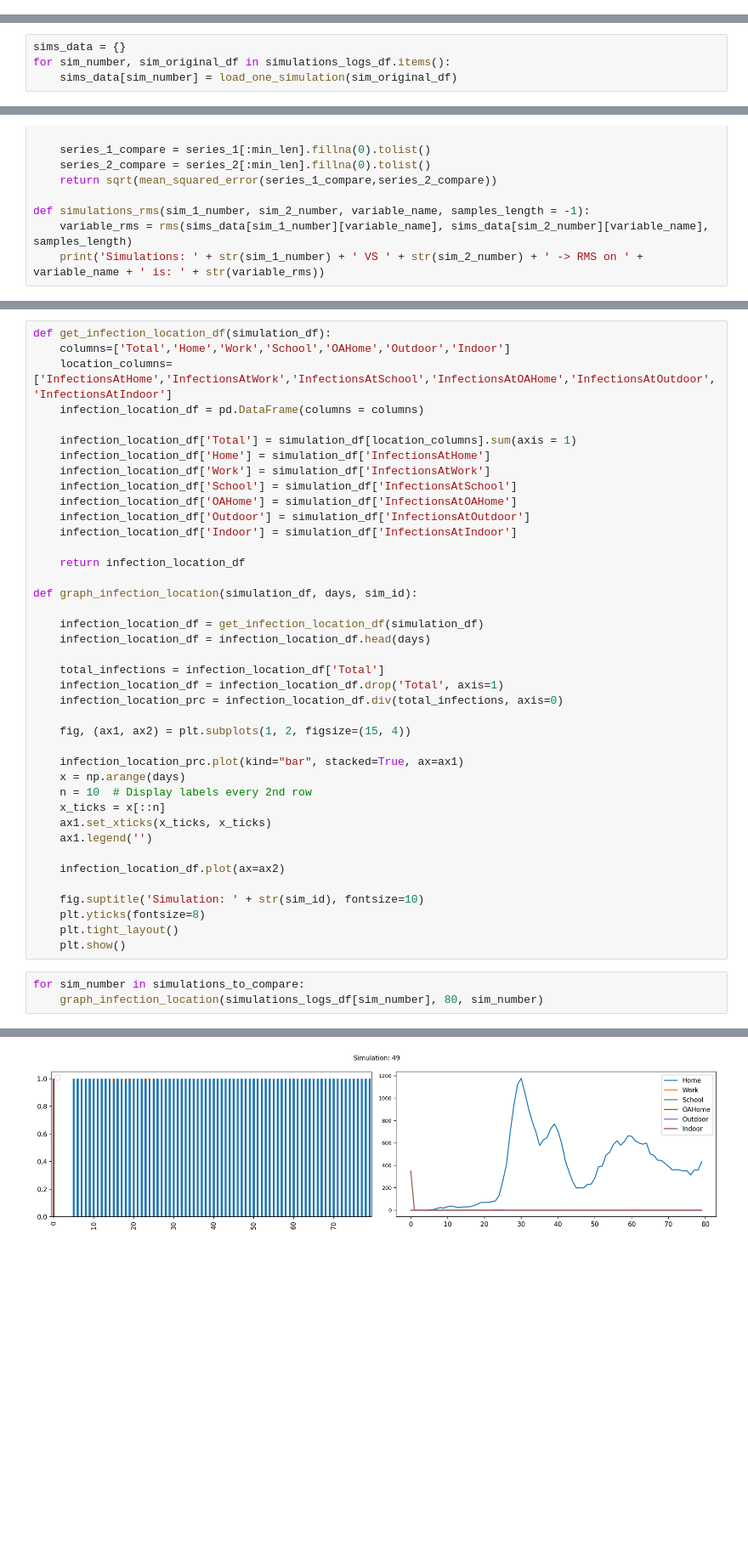
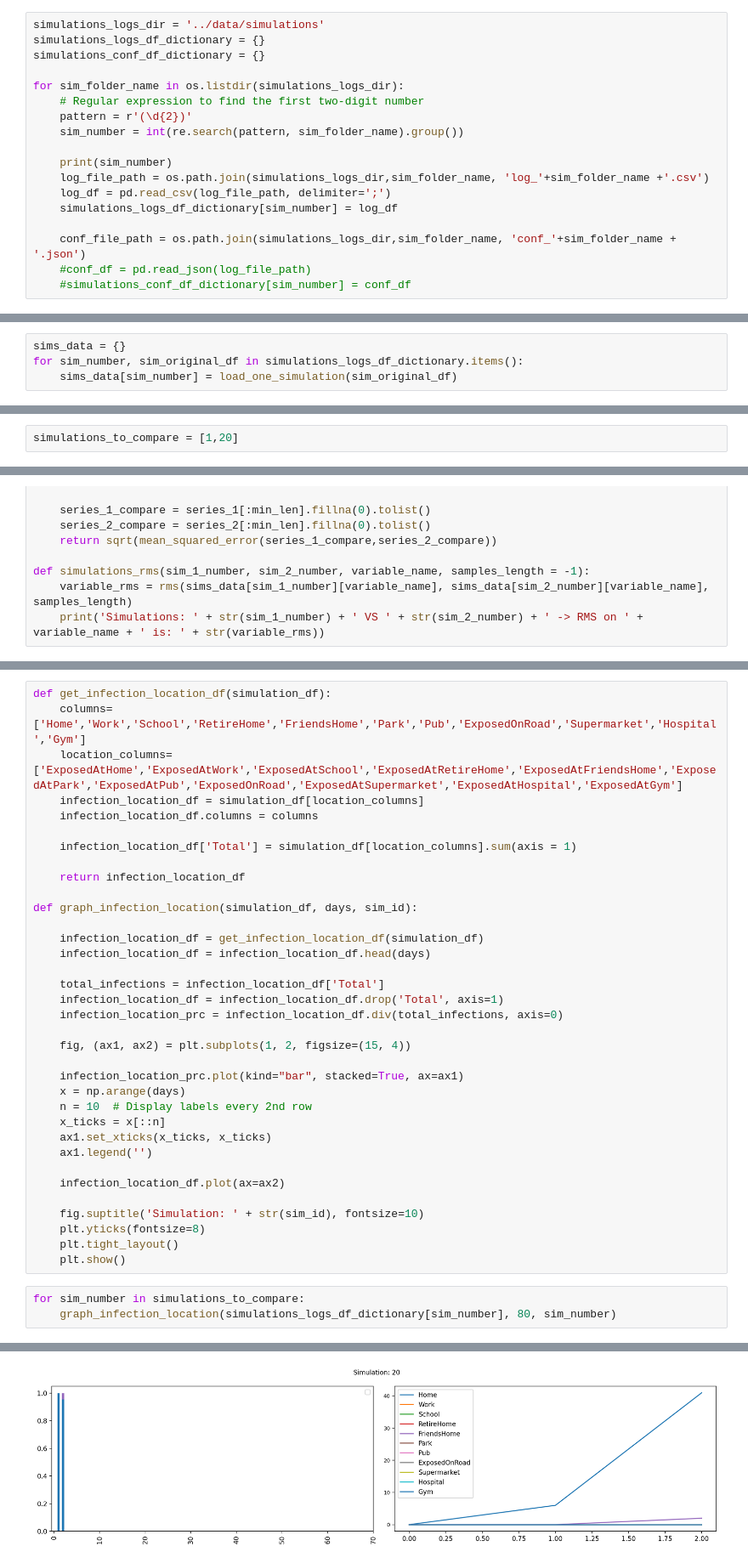
Before and after one commit to CGVGroup/abm-data-analysis, a Jupyter notebook: notebooks/abm-covid.ipynb, the cells around one changed output, grey strips where cells are left out. Shown at 85% size. Cells and saved outputs as stored; diff of their text form; blank space fills up the shorter version.

Commit message:
notebook updated to new input data

```diff
--- a/notebooks/abm-covid.ipynb
+++ b/notebooks/abm-covid.ipynb
@@ -286,0 +265,18 @@ for simulation_index in simulations_logs_df.keys():
+# %%
+simulations_logs_dir = '../data/simulations'
+simulations_logs_df_dictionary = {}
+simulations_conf_df_dictionary = {}
+
+for sim_folder_name in os.listdir(simulations_logs_dir):
+    # Regular expression to find the first two-digit number
+    pattern = r'(\d{2})'
+    sim_number = int(re.search(pattern, sim_folder_name).group())
+
+    print(sim_number)
+    log_file_path = os.path.join(simulations_logs_dir,sim_folder_name, 'log_'+sim_folder_name +'.csv')
+    log_df = pd.read_csv(log_file_path, delimiter=';')
+    simulations_logs_df_dictionary[sim_number] = log_df
+
+    conf_file_path = os.path.join(simulations_logs_dir,sim_folder_name, 'conf_'+sim_folder_name + '.json')
+    #conf_df = pd.read_json(log_file_path)
+    #simulations_conf_df_dictionary[sim_number] = conf_df
@@ -510,6 +506,6 @@ simulation_example
 # %%
 sims_data = {}
-for sim_number, sim_original_df in simulations_logs_df.items():
+for sim_number, sim_original_df in simulations_logs_df_dictionary.items():
     sims_data[sim_number] = load_one_simulation(sim_original_df)
 # %% [markdown]
 # Real vs Simulation Analysis
@@ -656,3 +652,5 @@ simulations_to_compare = [48,49,50]
+# %%
+simulations_to_compare = [1,20]
 # %% [markdown]
 ## Compare Simulation Equality
 
@@ -699,16 +681,11 @@ Simulations: 50 VS 45 -> RMS on DeathsByDay is: 14.051887971214244
 # %%
 def get_infection_location_df(simulation_df):
-    columns=['Total','Home','Work','School','OAHome','Outdoor','Indoor']
-    location_columns=['InfectionsAtHome','InfectionsAtWork','InfectionsAtSchool','InfectionsAtOAHome','InfectionsAtOutdoor','InfectionsAtIndoor']
-    infection_location_df = pd.DataFrame(columns = columns)
+    columns=['Home','Work','School','RetireHome','FriendsHome','Park','Pub','ExposedOnRoad','Supermarket','Hospital','Gym']
+    location_columns=['ExposedAtHome','ExposedAtWork','ExposedAtSchool','ExposedAtRetireHome','ExposedAtFriendsHome','ExposedAtPark','ExposedAtPub','ExposedOnRoad','ExposedAtSupermarket','ExposedAtHospital','ExposedAtGym']
+    infection_location_df = simulation_df[location_columns]
+    infection_location_df.columns = columns
 
     infection_location_df['Total'] = simulation_df[location_columns].sum(axis = 1)
-    infection_location_df['Home'] = simulation_df['InfectionsAtHome']
-    infection_location_df['Work'] = simulation_df['InfectionsAtWork']
-    infection_location_df['School'] = simulation_df['InfectionsAtSchool']
-    infection_location_df['OAHome'] = simulation_df['InfectionsAtOAHome']
-    infection_location_df['Outdoor'] = simulation_df['InfectionsAtOutdoor']
-    infection_location_df['Indoor'] = simulation_df['InfectionsAtIndoor']
 
     return infection_location_df
 
@@ -738,5 +715,5 @@ def graph_infection_location(simulation_df, days, sim_id):
     plt.show()
 # %%
 for sim_number in simulations_to_compare:
-    graph_infection_location(simulations_logs_df[sim_number], 80, sim_number)
+    graph_infection_location(simulations_logs_df_dictionary[sim_number], 80, sim_number)
 # %% [output]
@@ -744 +731 @@ for sim_number in simulations_to_compare:
-[figure, old version]
+[figure, new version]
```
Also changed, not shown: parts of 30 cells of this notebook, 22 other files.
